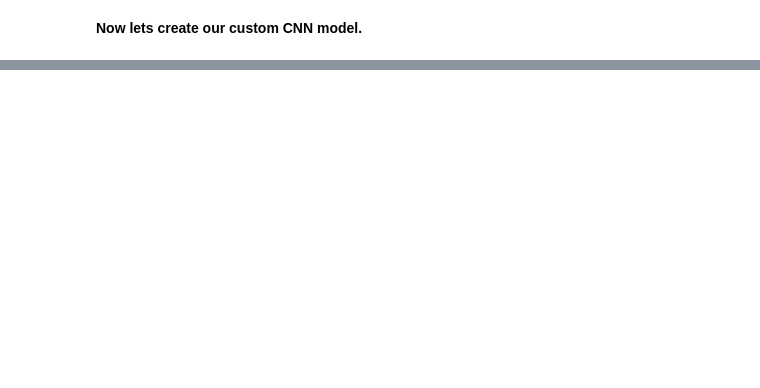
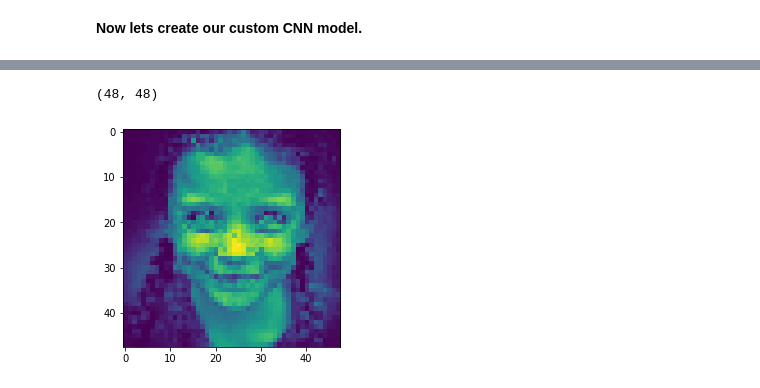
Before and after one commit to anishjohnson/Face-Emotion-Recognition, a Jupyter notebook: face-emotion-recognition-anish-johnson.ipynb, the cells around one changed output, grey strips where cells are left out. Drawn from its saved outputs; the diff is of its cells as text; code cells hidden in the pictures; blank space fills up the shorter version.

```diff
--- a/face-emotion-recognition-anish-johnson.ipynb
+++ b/face-emotion-recognition-anish-johnson.ipynb
@@ -182,10 +239,13 @@ plt.show()
 # %%
 from keras.preprocessing import image
 # %%
-img = image.load_img("../input/fer2013/test/disgust/PrivateTest_79216084.jpg",target_size = (48,48),color_mode = "grayscale")
+img = image.load_img("../input/testsub/test_sub.png",target_size = (48,48),color_mode = "grayscale")
 img = np.array(img)
 plt.imshow(img)
 print(img.shape)
+# %% [output]
+(48, 48)
+[figure, added]
 # %%
 label_dict = {0:'Angry',1:'Disgust',2:'Fear',3:'Happy',4:'Neutral',5:'Sad',6:'Surprise'}
 # %%
```
Also changed, not shown: parts of 12 cells of this notebook.
